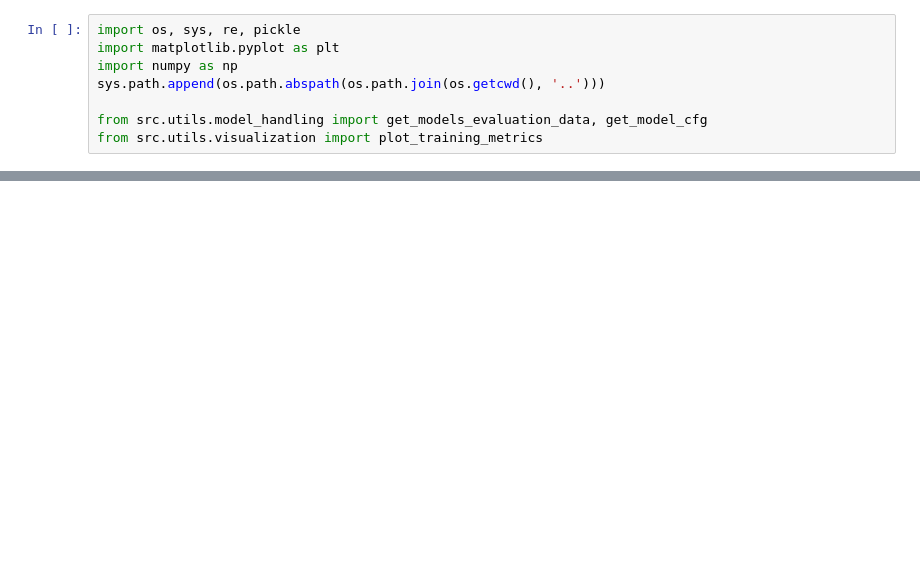
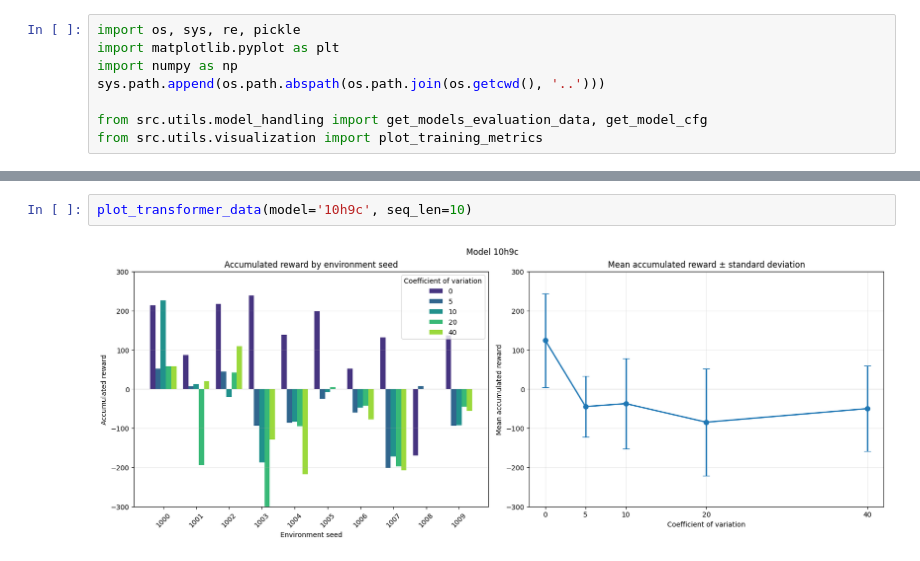
Before and after one commit to Willian-Girao/lunar-transformer-il, a Jupyter notebook: notebooks/7_env_var_experiment.ipynb, the cells around one changed output, grey strips where cells are left out. Cells and saved outputs as stored; diff of their text form; blank space fills up the shorter version.

```diff
--- a/notebooks/7_env_var_experiment.ipynb
+++ b/notebooks/7_env_var_experiment.ipynb
@@ -55,0 +249,4 @@ sorted_dict = dict(sorted(expert_data.items()))
+# %%
+plot_transformer_data(model='10h9c', seq_len=10)
+# %% [output]
+[figure, added]
```
Also changed, not shown: parts of 9 cells of this notebook, 7 other files.
